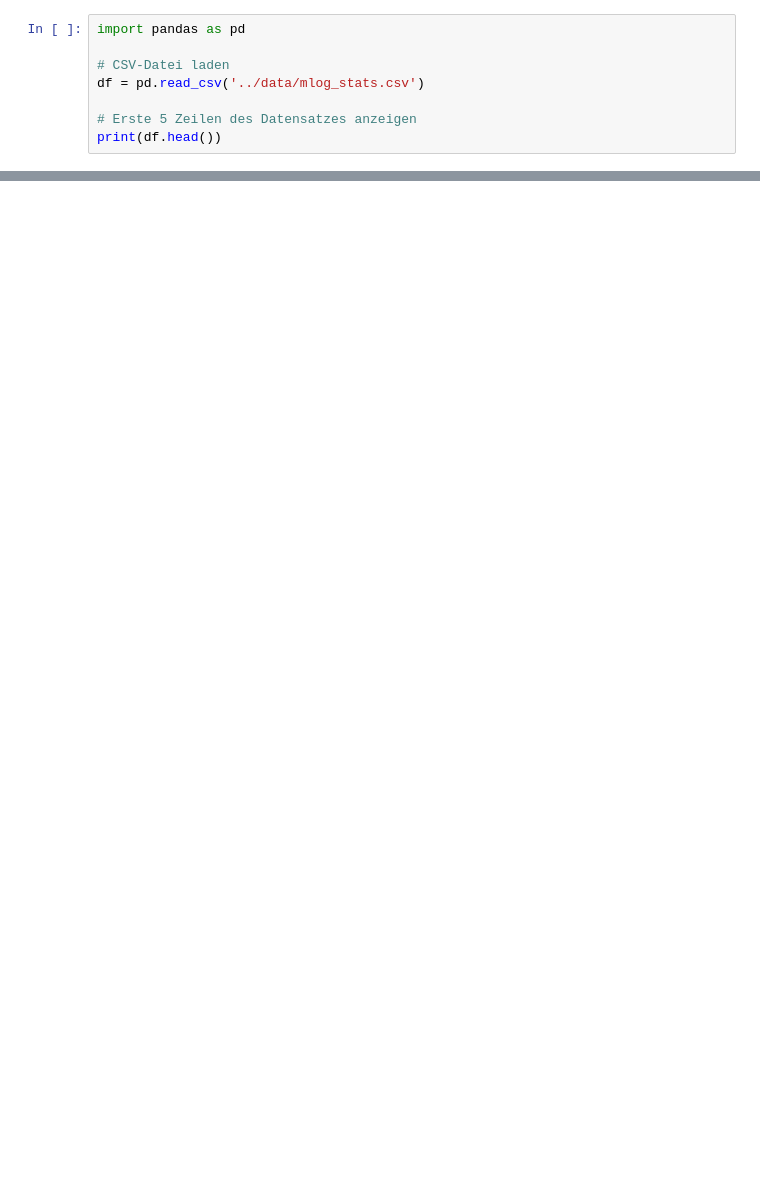
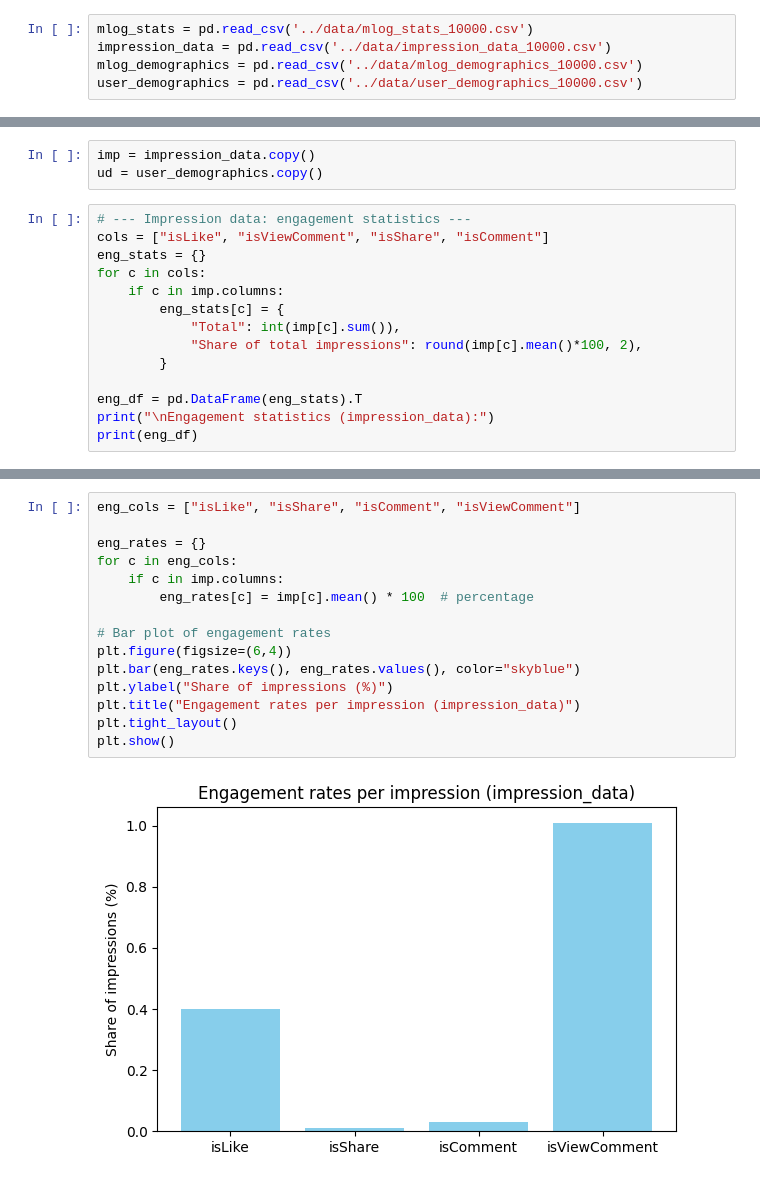
Before and after one commit to renaschaller/Master-Thesis-Music-Streaming, a Jupyter notebook: EDA/EDA.ipynb, the cells around one changed output, grey strips where cells are left out. Cells and saved outputs as stored; diff of their text form; blank space fills up the shorter version.

Commit message:
First Statistics in EDA created

```diff
--- a/EDA/EDA.ipynb
+++ b/EDA/EDA.ipynb
@@ -5,8 +34,5 @@ User Activity
 # %%
-import pandas as pd
-
-# CSV-Datei laden
-df = pd.read_csv('../data/mlog_stats.csv')
-
-# Erste 5 Zeilen des Datensatzes anzeigen
-print(df.head())
+mlog_stats = pd.read_csv('../data/mlog_stats_10000.csv')
+impression_data = pd.read_csv('../data/impression_data_10000.csv')
+mlog_demographics = pd.read_csv('../data/mlog_demographics_10000.csv')
+user_demographics = pd.read_csv('../data/user_demographics_10000.csv')
@@ -33,0 +65,17 @@ print(df.head())
+# %%
+imp = impression_data.copy()
+ud = user_demographics.copy()
+# %%
+# --- Impression data: engagement statistics ---
+cols = ["isLike", "isViewComment", "isShare", "isComment"]
+eng_stats = {}
+for c in cols:
+    if c in imp.columns:
+        eng_stats[c] = {
+            "Total": int(imp[c].sum()),
+            "Share of total impressions": round(imp[c].mean()*100, 2),
+        }
+
+eng_df = pd.DataFrame(eng_stats).T
+print("\nEngagement statistics (impression_data):")
+print(eng_df)
@@ -33,0 +89,17 @@ print(df.head())
+# %%
+eng_cols = ["isLike", "isShare", "isComment", "isViewComment"]
+
+eng_rates = {}
+for c in eng_cols:
+    if c in imp.columns:
+        eng_rates[c] = imp[c].mean() * 100  # percentage
+
+# Bar plot of engagement rates
+plt.figure(figsize=(6,4))
+plt.bar(eng_rates.keys(), eng_rates.values(), color="skyblue")
+plt.ylabel("Share of impressions (%)")
+plt.title("Engagement rates per impression (impression_data)")
+plt.tight_layout()
+plt.show()
+# %% [output]
+[figure, added]
```
Also changed, not shown: parts of 10 cells of this notebook.
